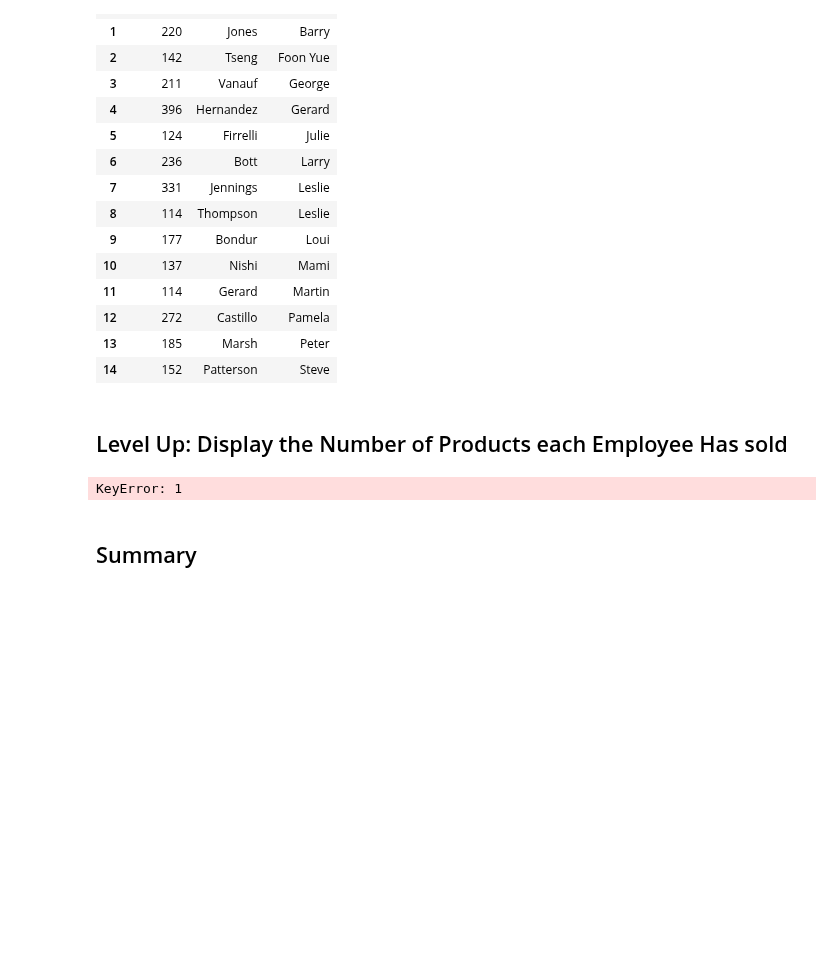
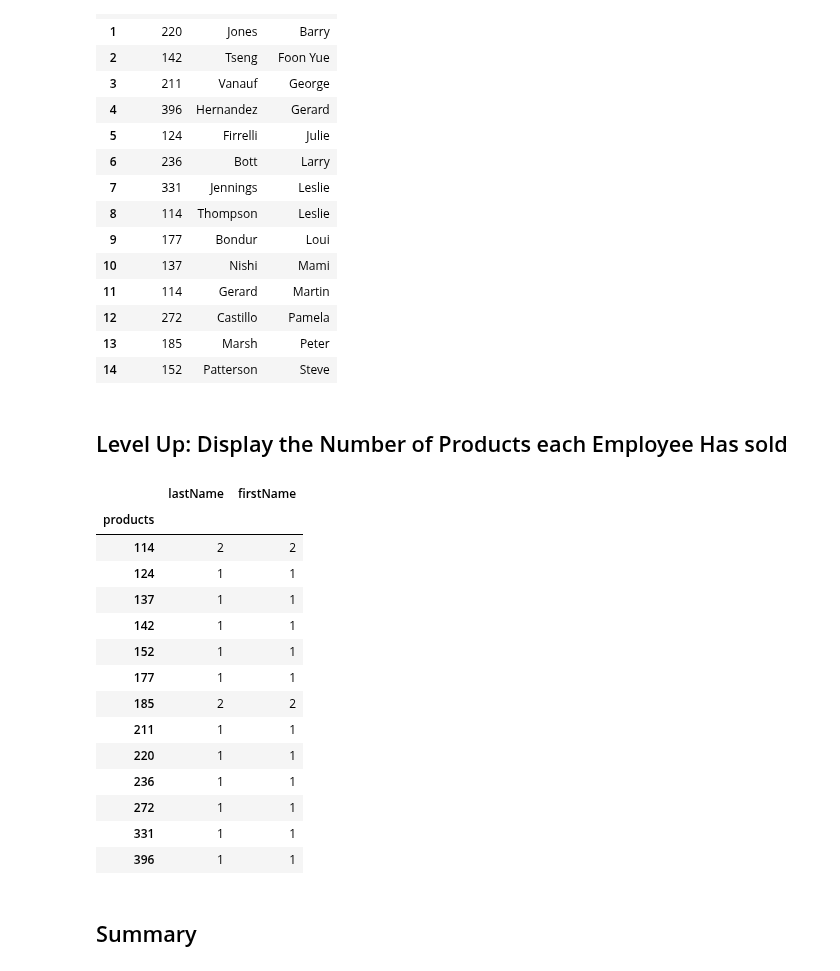
Before and after one commit to mubarakb/dsc-0-05-10-join-statements-lab-nyc-career-ds-102218, a Jupyter notebook: index.ipynb, the cells around one changed output. Saved outputs shown, nothing was run; the diff lists cells and outputs as text; code cells hidden in the pictures; blank space fills up the shorter version.

```diff
--- a/index.ipynb
+++ b/index.ipynb
@@ -131,9 +131,23 @@ df
 ## Level Up: Display the Number of Products each Employee Has sold
 # %%
 #Your code here
-df.groupby([]).count()
+df.groupby(['products']).count()
 # %% [output]
-KeyError: 1
+|  | lastName | firstName |
+| products |  |  |
+| 114 | 2 | 2 |
+| 124 | 1 | 1 |
+| 137 | 1 | 1 |
+| 142 | 1 | 1 |
+| 152 | 1 | 1 |
+| 177 | 1 | 1 |
+| 185 | 2 | 2 |
+| 211 | 1 | 1 |
+| 220 | 1 | 1 |
+| 236 | 1 | 1 |
+| 272 | 1 | 1 |
+| 331 | 1 | 1 |
+| 396 | 1 | 1 |
 # %% [markdown]
 ## Summary
 # %% [markdown]
```
